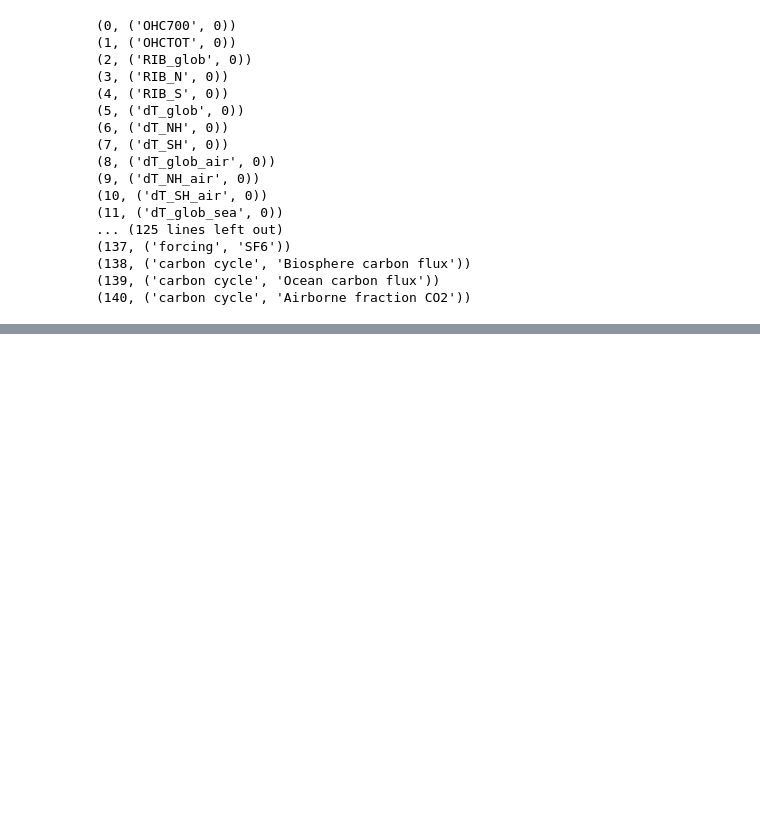
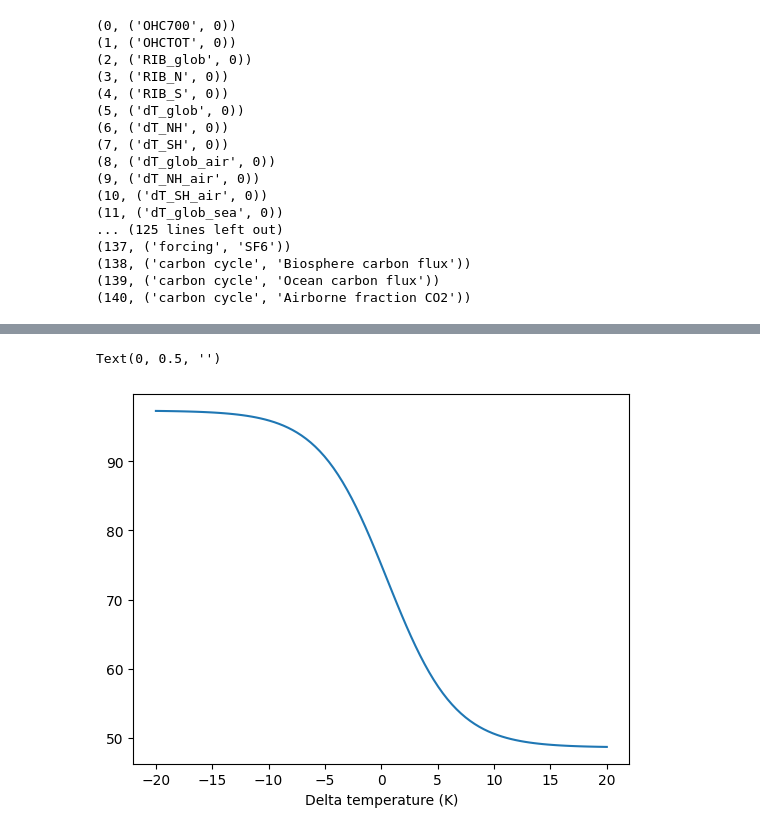
Before and after one commit to ciceroOslo/ciceroscm, a Jupyter notebook: notebooks/CSCM_example_directinput.ipynb, the cells around one changed output, grey strips where cells are left out. Cells and saved outputs as stored; diff of their text form; code cells hidden in the pictures; blank space fills up the shorter version.

```diff
--- a/notebooks/CSCM_example_directinput.ipynb
+++ b/notebooks/CSCM_example_directinput.ipynb
@@ -290,0 +270,9 @@ Text(0, 0.5, 'Fnpp (PgC/yr)')
+# %%
+t=np.linspace(-20,20,100)
+f=mixed_layer_temp_feedback(t)*75
+plt.plot(t,f)
+plt.xlabel('Delta temperature (K)')
+plt.ylabel('')
+# %% [output]
+Text(0, 0.5, '')
+[figure, added]
```
Also changed, not shown: parts of 7 cells of this notebook, 2 other files.
